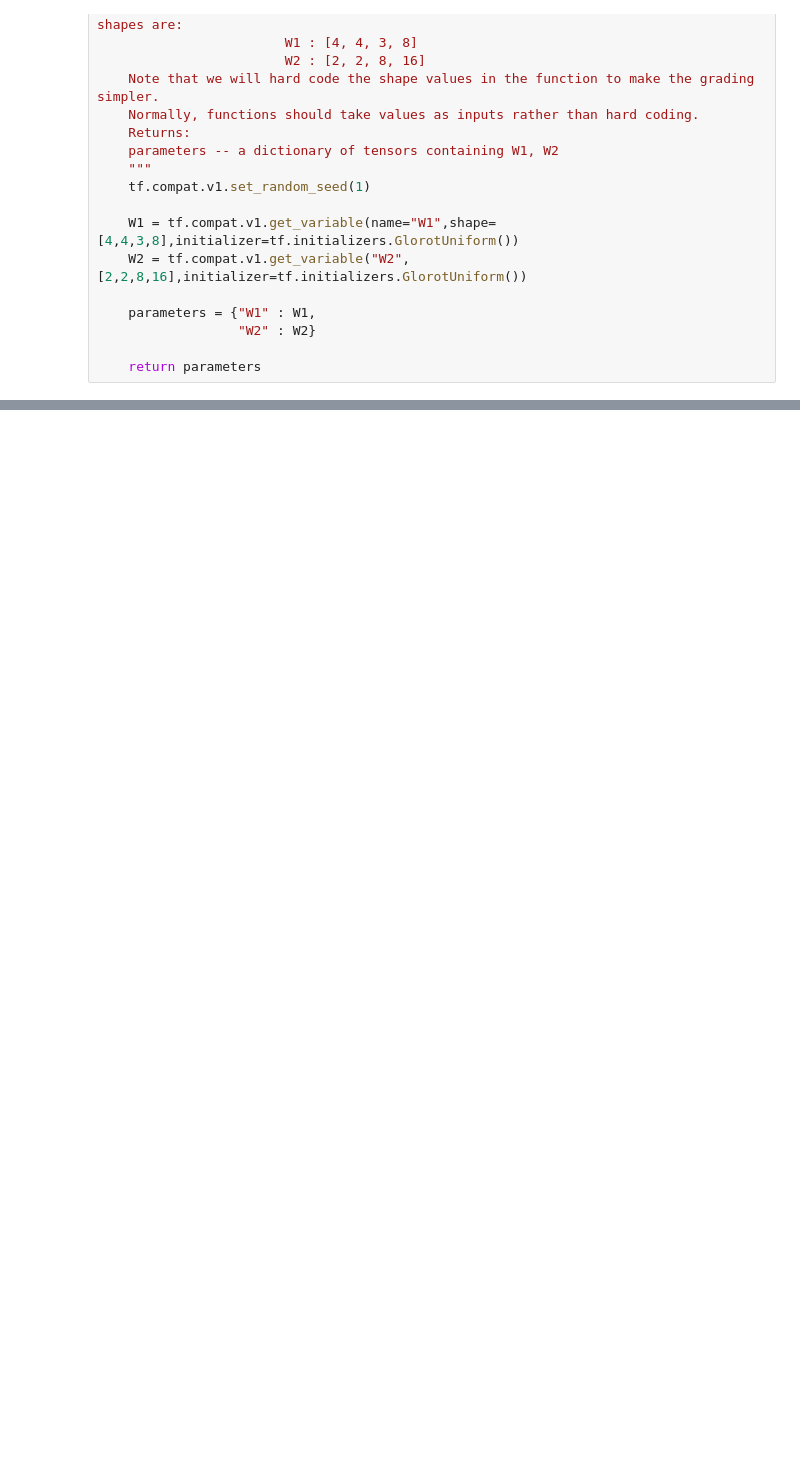
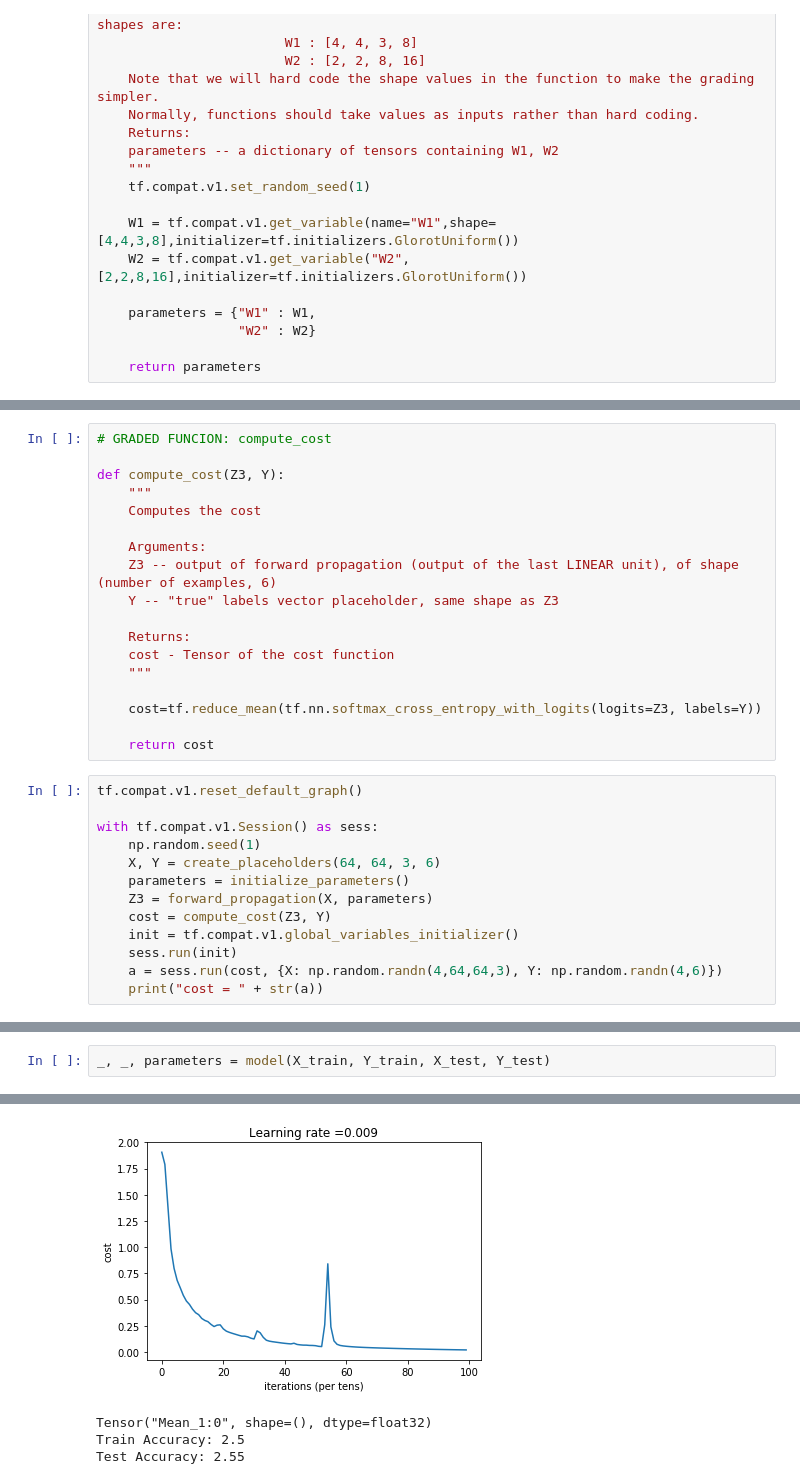
Before and after one commit to shriawesome/Deep-Learning-Specialisation, a Jupyter notebook: CNN/week8/Convolution_model_Application.ipynb, the cells around one changed output, grey strips where cells are left out. Cells and saved outputs as stored; diff of their text form; blank space fills up the shorter version.

```diff
--- a/CNN/week8/Convolution_model_Application.ipynb
+++ b/CNN/week8/Convolution_model_Application.ipynb
@@ -161,0 +285,31 @@ W2.shape: (2, 2, 8, 16)
+# %%
+# GRADED FUNCION: compute_cost
+
+def compute_cost(Z3, Y):
+    """
+    Computes the cost
+
+    Arguments:
+    Z3 -- output of forward propagation (output of the last LINEAR unit), of shape (number of examples, 6)
+    Y -- "true" labels vector placeholder, same shape as Z3
+
+    Returns:
+    cost - Tensor of the cost function
+    """
+
+    cost=tf.reduce_mean(tf.nn.softmax_cross_entropy_with_logits(logits=Z3, labels=Y))
+
+    return cost
+# %%
+tf.compat.v1.reset_default_graph()
+
+with tf.compat.v1.Session() as sess:
+    np.random.seed(1)
+    X, Y = create_placeholders(64, 64, 3, 6)
+    parameters = initialize_parameters()
+    Z3 = forward_propagation(X, parameters)
+    cost = compute_cost(Z3, Y)
+    init = tf.compat.v1.global_variables_initializer()
+    sess.run(init)
+    a = sess.run(cost, {X: np.random.randn(4,64,64,3), Y: np.random.randn(4,6)})
+    print("cost = " + str(a))
@@ -161,0 +458,3 @@ W2.shape: (2, 2, 8, 16)
+# %%
+_, _, parameters = model(X_train, Y_train, X_test, Y_test)
+# %% [output]
@@ -161,0 +481,4 @@ W2.shape: (2, 2, 8, 16)
+[figure, added]
+Tensor("Mean_1:0", shape=(), dtype=float32)
+Train Accuracy: 2.5
+Test Accuracy: 2.55
```
Also changed, not shown: parts of 13 cells of this notebook.
